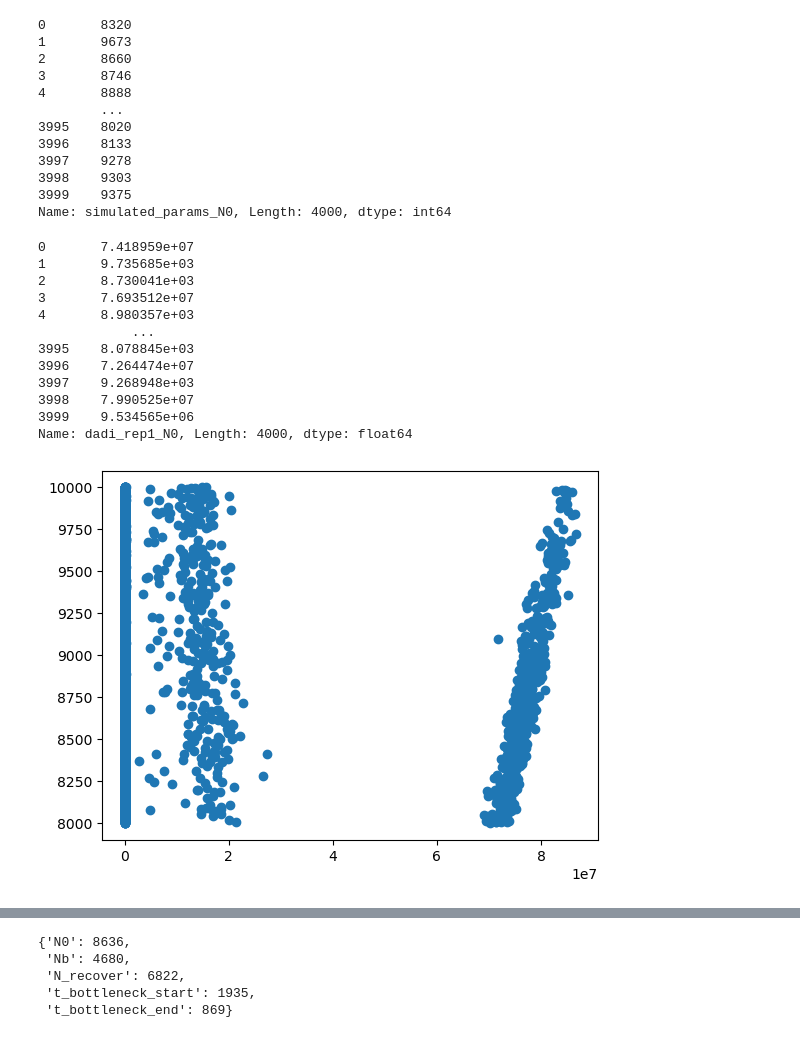
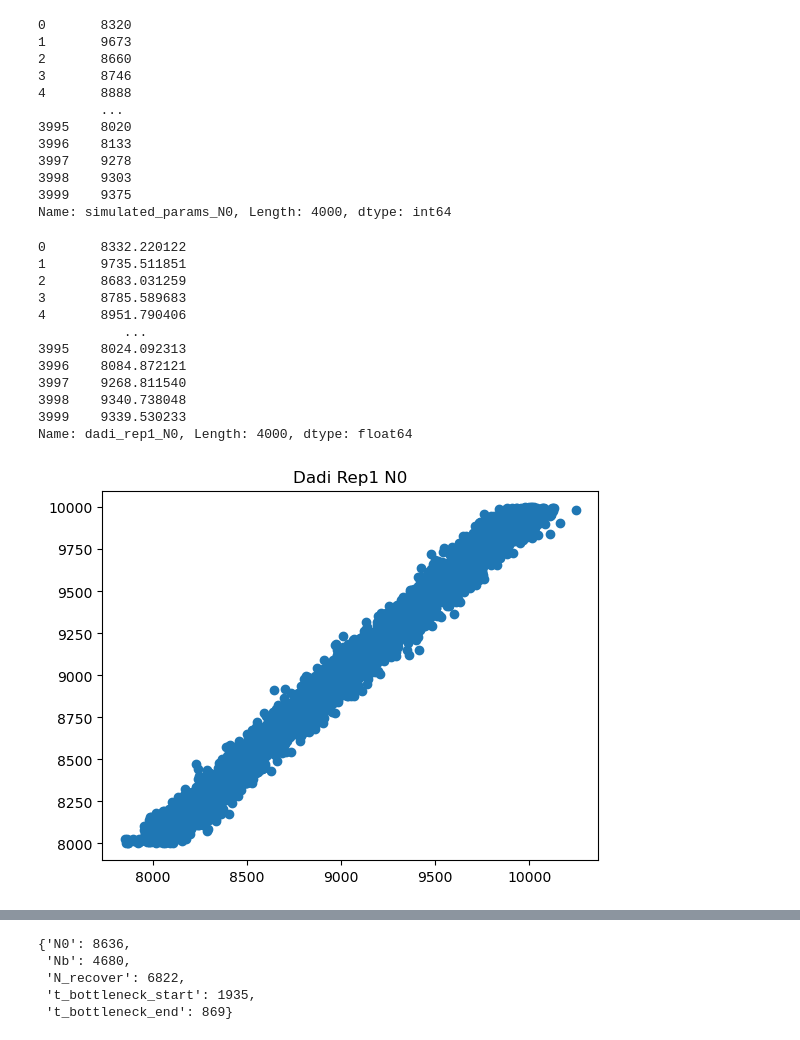
Before and after one commit to ak1376/Demographic_Inference, a Jupyter notebook: notebooks/running_remaining_rules.ipynb, the cells around one changed output, grey strips where cells are left out. Drawn from its saved outputs; the diff is of its cells as text; code cells hidden in the pictures.

Commit message:
nlopt for dadi and specifying 4 parameter model for MomentsLD

```diff
--- a/notebooks/running_remaining_rules.ipynb
+++ b/notebooks/running_remaining_rules.ipynb
@@ -7,6 +7,3 @@ import json
 from sklearn.metrics import mean_squared_error
 import numpy as np
 import seaborn as sns
-# %%
-with open('/projects/kernlab/akapoor/Demographic_Inference/moments_dadi_features/software_inferences_sim_3.pkl', 'rb') as f:
-    test = pickle.load(f)
@@ -181,24 +204,22 @@ Name: simulated_params_N0, Length: 4000, dtype: int64
 # %%
 preproc['training']['predictions']['dadi_rep1_N0']
 # %% [output]
-0       7.418959e+07
-1       9.735685e+03
-2       8.730041e+03
-3       7.693512e+07
-4       8.980357e+03
-            ...
-3995    8.078845e+03
-3996    7.264474e+07
-3997    9.268948e+03
-3998    7.990525e+07
-3999    9.534565e+06
+0       8332.220122
+1       9735.511851
+2       8683.031259
+3       8785.589683
+4       8951.790406
+           ...
+3995    8024.092313
+3996    8084.872121
+3997    9268.811540
+3998    9340.738048
+3999    9339.530233
 Name: dadi_rep1_N0, Length: 4000, dtype: float64
 # %%
 import matplotlib.pyplot as plt
-plt.scatter(preproc['training']['predictions']['moments_rep1_N0'], preproc['training']['targets']['simulated_params_N0'])
-# Set the zoomed-in range for the axes
-# # Show the zoomed-in plot
-# plt.show()
+plt.title("Dadi Rep1 N0")
+plt.scatter(preproc['training']['predictions']['dadi_rep1_N0'], preproc['training']['targets']['simulated_params_N0'])
 plt.show()
 # %% [output]
-[figure, old version]
+[figure, new version]
```
Also changed, not shown: parts of 30 cells of this notebook, 3 other files.
